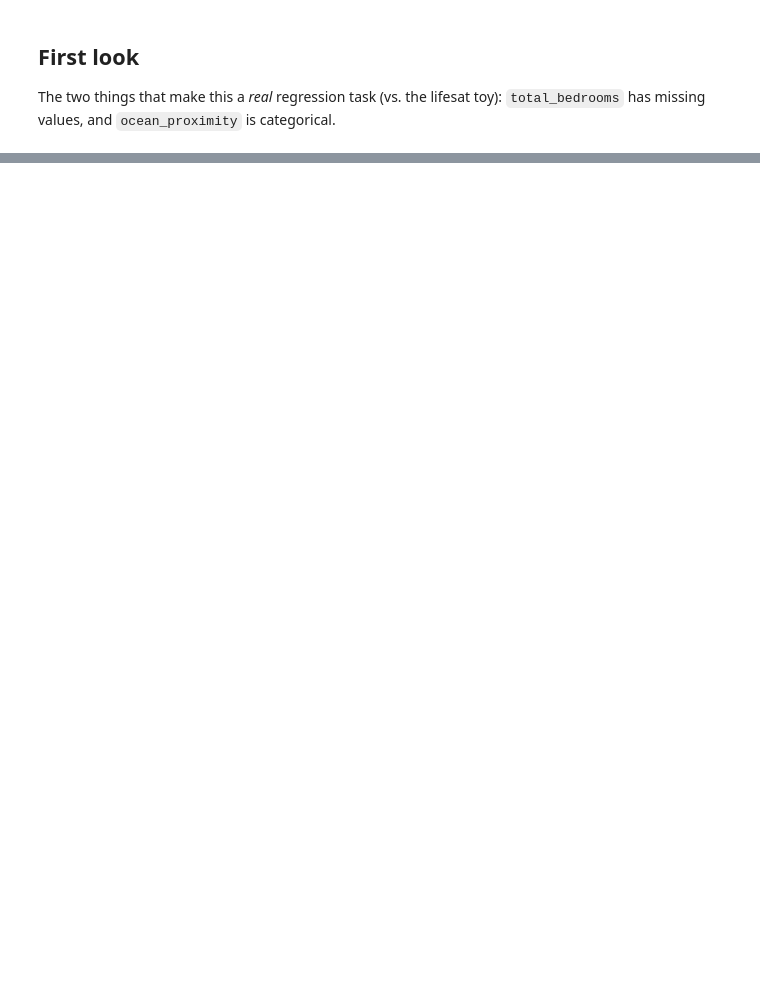
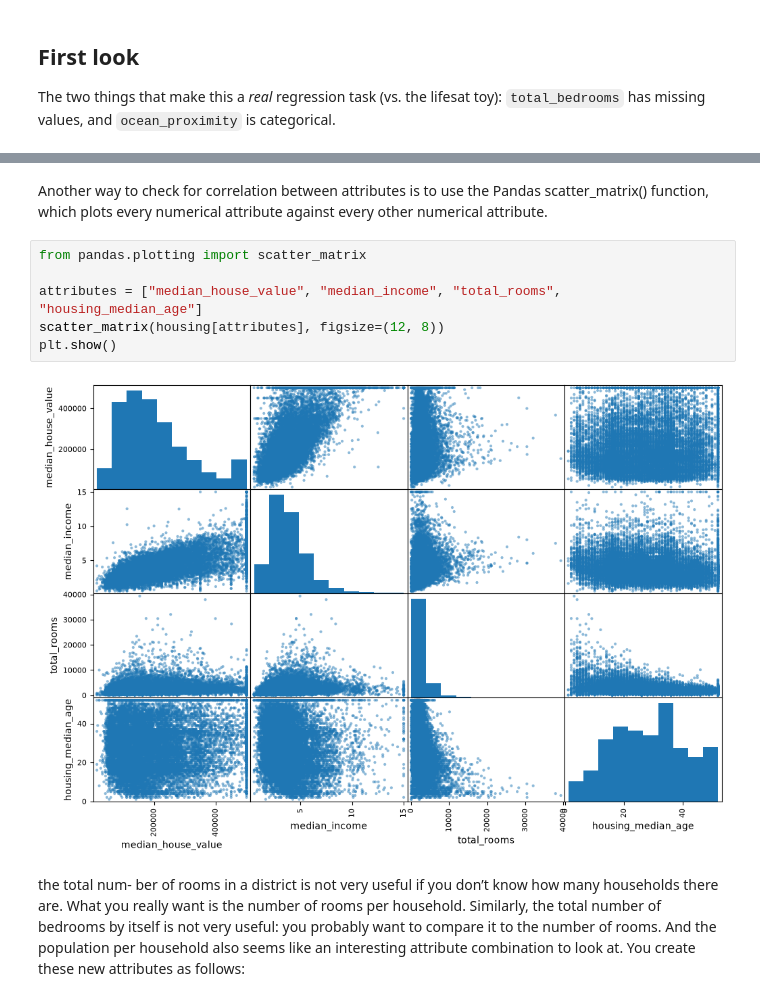
Before and after one commit to Kennexcorp/ml-ai-journey, a Jupyter notebook: 02-california-housing-regression/notebook.ipynb, the cells around one changed output, grey strips where cells are left out. Cells and saved outputs as stored; diff of their text form; blank space fills up the shorter version.

Commit message:
Implement code changes to enhance functionality and improve performance

```diff
--- a/02-california-housing-regression/notebook.ipynb
+++ b/02-california-housing-regression/notebook.ipynb
@@ -57,0 +182,19 @@ Once a clean version works here, move it into `main.py`.
+# %% [markdown]
+Another way to check for correlation between attributes is to use the Pandas
+scatter_matrix() function, which plots every numerical attribute against every
+other numerical attribute.
+# %%
+from pandas.plotting import scatter_matrix
+
+attributes = ["median_house_value", "median_income", "total_rooms", "housing_median_age"]
+scatter_matrix(housing[attributes], figsize=(12, 8))
+plt.show()
+# %% [output]
+[figure, added]
+# %% [markdown]
+the total num‐
+ber of rooms in a district is not very useful if you don’t know how many households
+there are. What you really want is the number of rooms per household. Similarly,
+the total number of bedrooms by itself is not very useful: you probably want to compare it to the number of rooms. And the population per household also seems
+like an interesting attribute combination to look at. You create these new attributes as
+follows:
```
Also changed, not shown: parts of 40 cells of this notebook, 4 other files.
